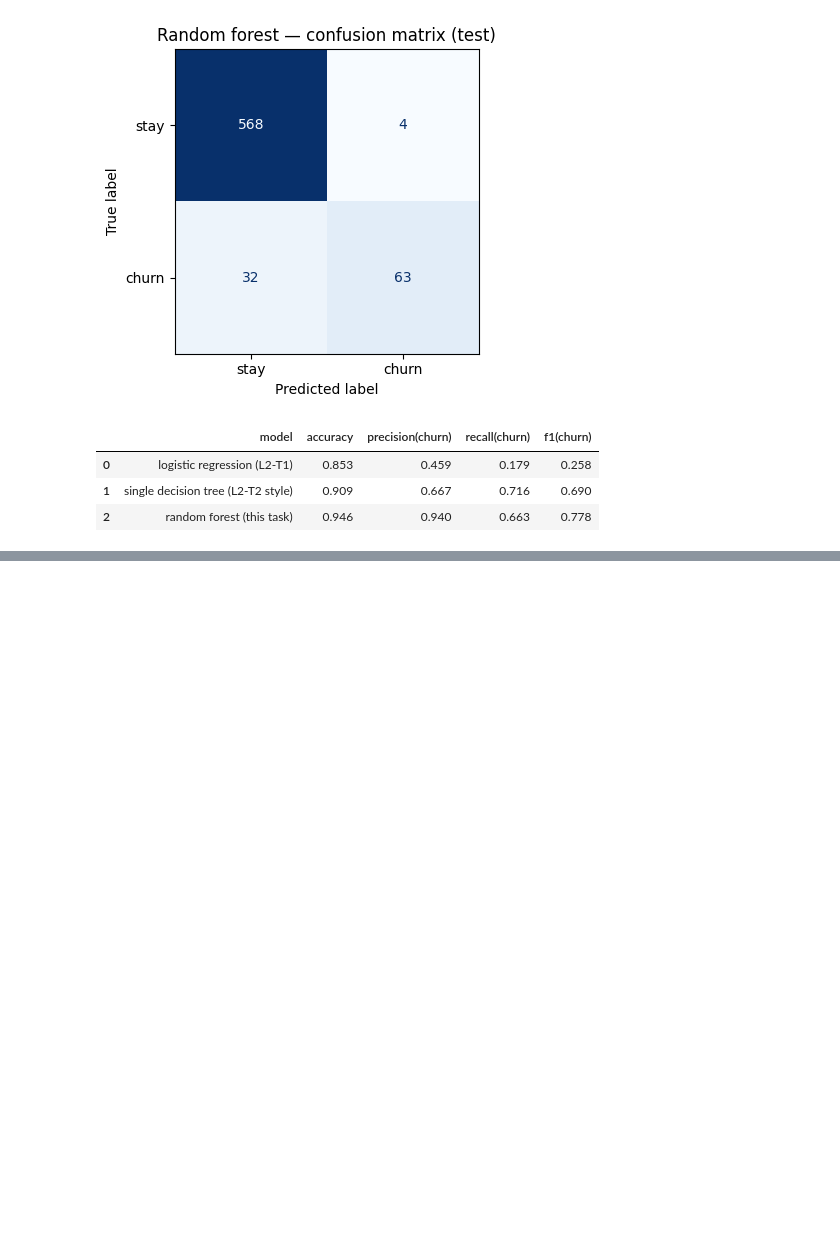
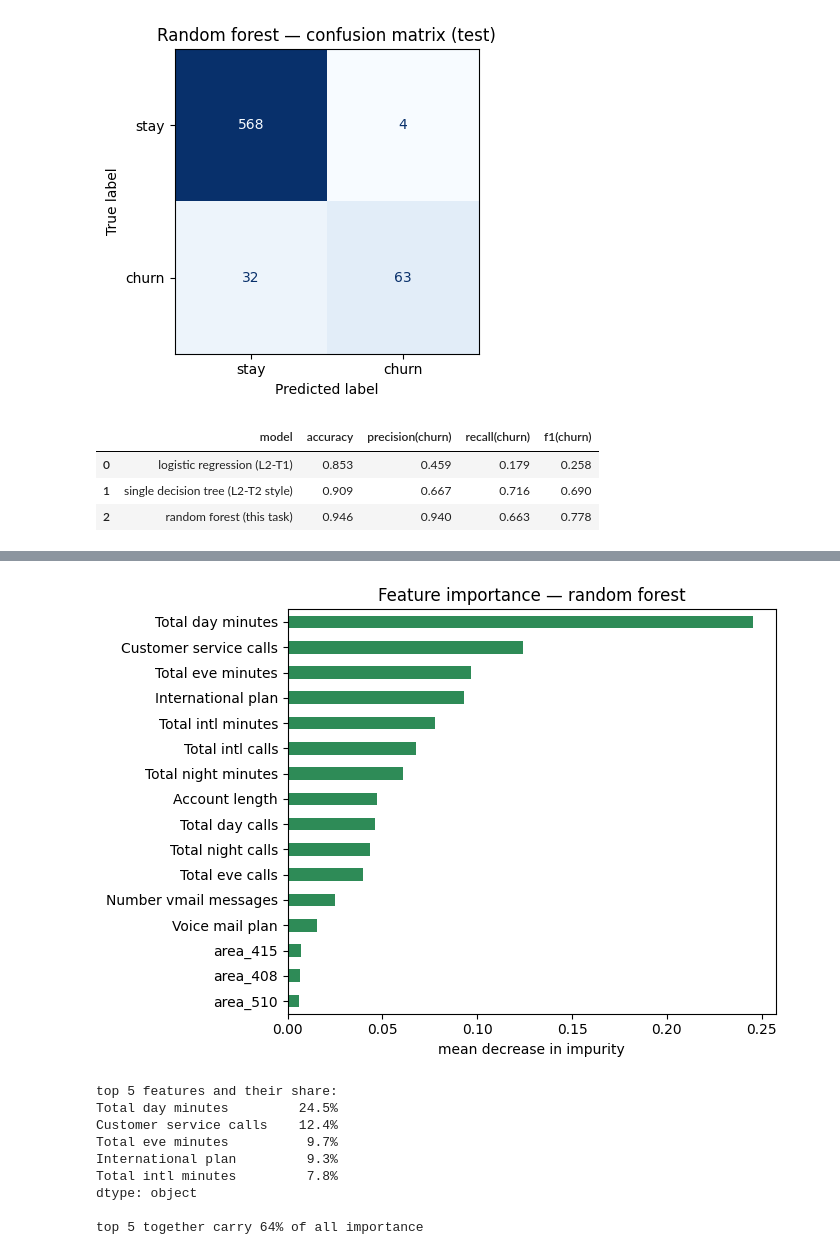
Before and after one commit to meherabmehu/ml-internship-codveda, a Jupyter notebook: level-3-advanced/01_random_forest_churn.ipynb, the cells around one changed output, grey strips where cells are left out. Saved outputs shown, nothing was run; the diff lists cells and outputs as text; code cells hidden in the pictures; blank space fills up the shorter version.

Commit message:
add feature importance analysis

```diff
--- a/level-3-advanced/01_random_forest_churn.ipynb
+++ b/level-3-advanced/01_random_forest_churn.ipynb
@@ -198,0 +206,24 @@ pd.DataFrame(rows, columns=['model', 'accuracy', 'precision(churn)',
+# %%
+imp = pd.Series(final.feature_importances_, index=X_train.columns).sort_values()
+
+plt.figure(figsize=(7, 5))
+imp.plot(kind='barh', color='seagreen')
+plt.title('Feature importance — random forest')
+plt.xlabel('mean decrease in impurity')
+plt.tight_layout(); plt.show()
+
+top5 = imp.sort_values(ascending=False).head(5)
+print('top 5 features and their share:')
+print((top5 * 100).round(1).astype(str) + '%')
+print(f'\ntop 5 together carry {top5.sum()*100:.0f}% of all importance')
+# %% [output]
+[figure, added]
+top 5 features and their share:
+Total day minutes         24.5%
+Customer service calls    12.4%
+Total eve minutes          9.7%
+International plan         9.3%
+Total intl minutes         7.8%
+dtype: object
+
+top 5 together carry 64% of all importance
```
Also changed, not shown: parts of 3 cells of this notebook.
